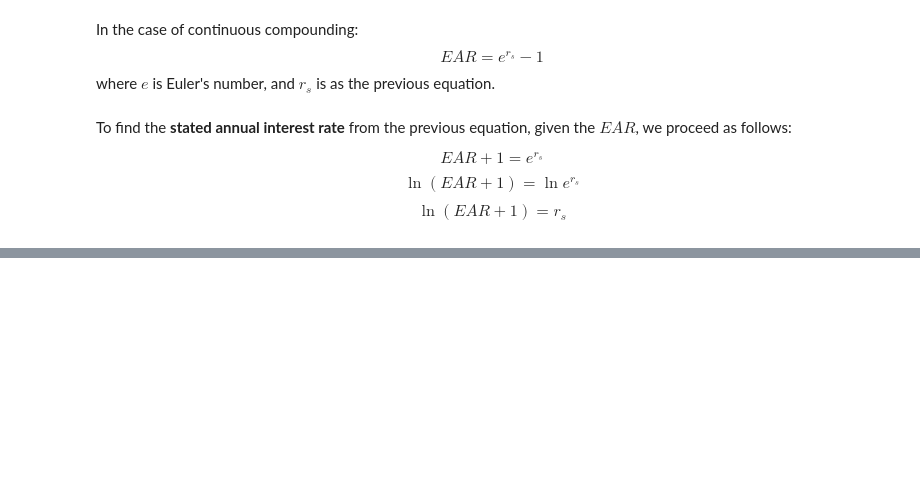
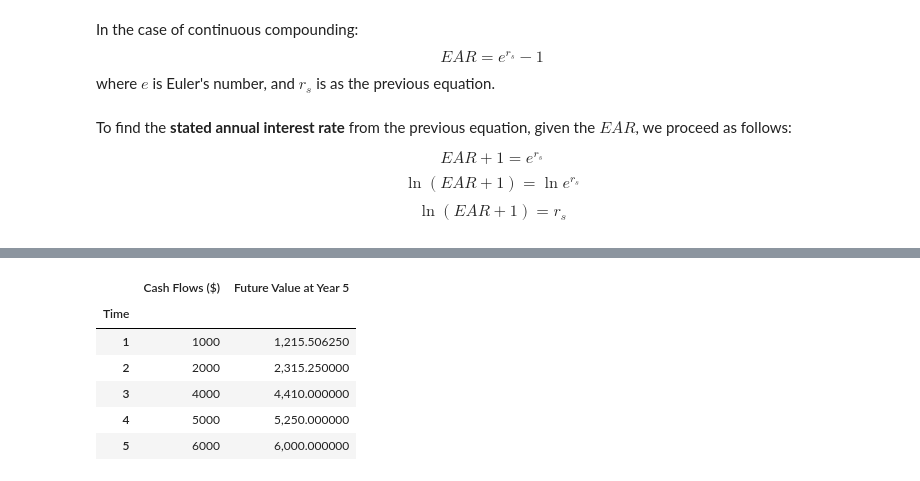
Before and after one commit to logician666/CFA-QuantitativeMethods, a Jupyter notebook: Notes to the Book.ipynb, the cells around one changed output, grey strips where cells are left out. Saved outputs shown, nothing was run; the diff lists cells and outputs as text; code cells hidden in the pictures; blank space fills up the shorter version.

Commit message:
Concoluded Future Value of a Series of Cash Flows

```diff
--- a/Notes to the Book.ipynb
+++ b/Notes to the Book.ipynb
@@ -187,0 +216,9 @@ $$ \ln{(EAR + 1)} = r_s $$
+# %%
+table_2 = pd.DataFrame(
+    {
+        'Cash Flows ($)': [1_000, 2_000, 4_000, 5_000, 6_000]
+    },
+    index=list(range(1, 6))
+)
+table_2.index.name = 'Time'
+table_2
@@ -187,0 +233,11 @@ $$ \ln{(EAR + 1)} = r_s $$
+# %%
+table_2['Future Value at Year 5'] = table_2.apply(lambda row: FV_N(row['Cash Flows ($)'], 0.05, 5 - row.name), axis=1)
+table_2
+# %% [output]
+|  | Cash Flows ($) | Future Value at Year 5 |
+| Time |  |  |
+| 1 | 1000 | 1,215.506250 |
+| 2 | 2000 | 2,315.250000 |
+| 3 | 4000 | 4,410.000000 |
+| 4 | 5000 | 5,250.000000 |
+| 5 | 6000 | 6,000.000000 |
```
Also changed, not shown: parts of 10 cells of this notebook, 2 other files.
